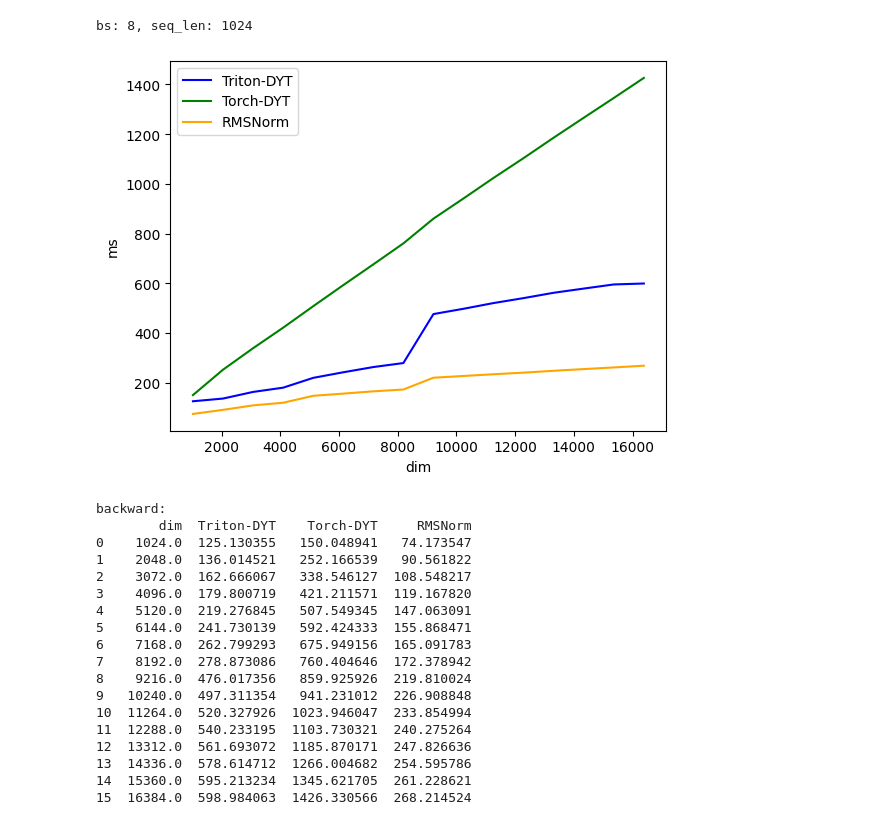
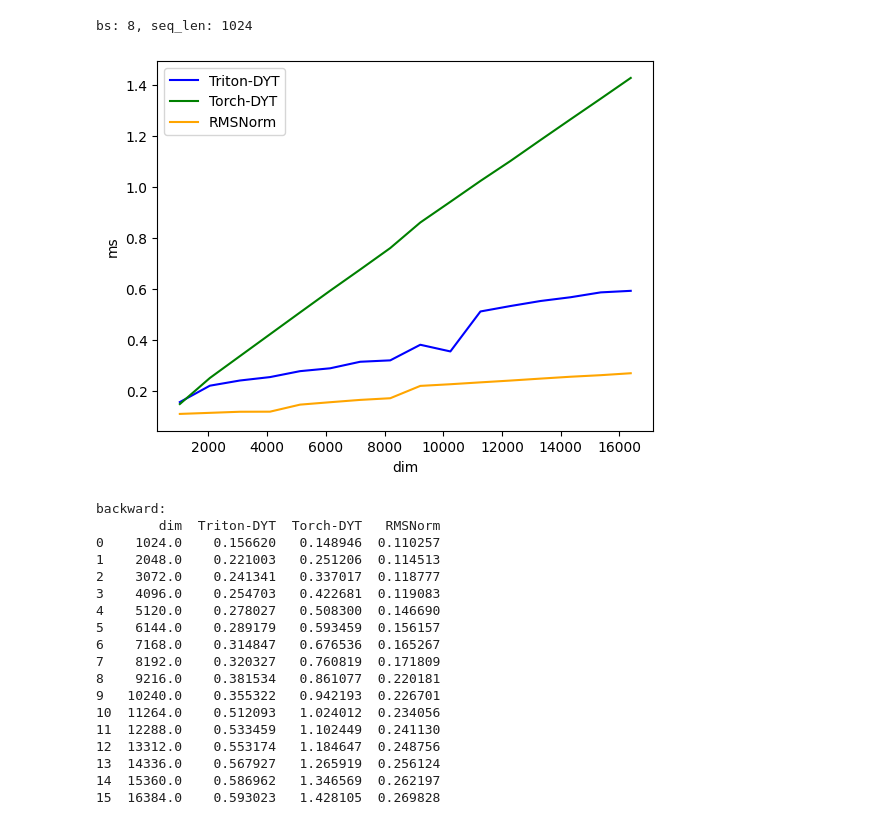
Before and after one commit to mdy666/mdy_triton, a Jupyter notebook: others/dyt/test_dyt.ipynb, the cells around one changed output. Drawn from its saved outputs; the diff is of its cells as text; code cells hidden in the pictures.

```diff
--- a/others/dyt/test_dyt.ipynb
+++ b/others/dyt/test_dyt.ipynb
@@ -10,7 +10,7 @@ from rmsnorm import TritonRMSNorm
 # %%
 dtype = torch.bfloat16
 device = 'cuda'
-bs, seq_len, dim = 1, 2048, 4096
+bs, seq_len, dim = 1, 2048, 9192
 x1 = torch.randn(bs, seq_len, dim, device=device, dtype=dtype)
 x1.requires_grad_(True)
 x2 = deepcopy(x1)
@@ -68,7 +68,7 @@ def benchmark(bs, seq_len, dim, provider):
     if provider == 'RMSNorm':
         norm = TritonRMSNorm(dim).to(device).to(dtype)
         ms = triton.testing.do_bench(lambda: norm(tensor))
-    return ms * 1e3
+    return ms
 print(f'bs: {8}, seq_len: {1024}')
 benchmark.run(show_plots=True, print_data=True)
 # %% [output]
@@ -107,50 +107,50 @@ forward:
         ],  # label name for the lines
         styles=[('blue', '-'), ('green', '-'), ('orange', '-')],  # line styles
         ylabel="ms",  # label name for the y-axis
         plot_name="backward",  # name for the plot. Used also as a file name for saving the plot.
         args={'seq_len': 1024, 'bs': 8}
     ))
 def benchmark(bs, seq_len, dim, provider):
     device = torch.device('cuda')
     dtype = torch.bfloat16
     tensor = torch.randn(bs, seq_len, dim).to(device).to(dtype)
     tensor.requires_grad_(True)
     dy = torch.rand_like(tensor)
     stream = torch.cuda.Stream()
     torch.cuda.set_stream(stream)
     if provider == 'Triton-DYT':
         dyt = DYT(dim).to(device).to(dtype)
         y = dyt(tensor, 'triton')
         ms = triton.testing.do_bench(lambda: y.backward(dy, retain_graph=True), grad_to_none=[tensor])
     if provider == 'Torch-DYT':
         dyt = DYT(dim).to(device).to(dtype)
         y = dyt(tensor, 'torch')
         ms = triton.testing.do_bench(lambda: y.backward(dy, retain_graph=True), grad_to_none=[tensor])
     if provider == 'RMSNorm':
         norm = TritonRMSNorm(dim).to(device).to(dtype)
         y = norm(tensor)
         ms = triton.testing.do_bench(lambda: y.backward(dy, retain_graph=True), grad_to_none=[tensor])
-    return ms * 1e3
+    return ms
 print(f'bs: {8}, seq_len: {1024}')
 benchmark.run(show_plots=True, print_data=True)
 # %% [output]
 bs: 8, seq_len: 1024
-[figure, old version]
+[figure, new version]
 backward:
-        dim  Triton-DYT    Torch-DYT     RMSNorm
-0    1024.0  125.130355   150.048941   74.173547
-1    2048.0  136.014521   252.166539   90.561822
-2    3072.0  162.666067   338.546127  108.548217
-3    4096.0  179.800719   421.211571  119.167820
-4    5120.0  219.276845   507.549345  147.063091
-5    6144.0  241.730139   592.424333  155.868471
-6    7168.0  262.799293   675.949156  165.091783
-7    8192.0  278.873086   760.404646  172.378942
-8    9216.0  476.017356   859.925926  219.810024
-9   10240.0  497.311354   941.231012  226.908848
-10  11264.0  520.327926  1023.946047  233.854994
-11  12288.0  540.233195  1103.730321  240.275264
-12  13312.0  561.693072  1185.870171  247.826636
-13  14336.0  578.614712  1266.004682  254.595786
-14  15360.0  595.213234  1345.621705  261.228621
-15  16384.0  598.984063  1426.330566  268.214524
+        dim  Triton-DYT  Torch-DYT   RMSNorm
+0    1024.0    0.156620   0.148946  0.110257
+1    2048.0    0.221003   0.251206  0.114513
+2    3072.0    0.241341   0.337017  0.118777
+3    4096.0    0.254703   0.422681  0.119083
+4    5120.0    0.278027   0.508300  0.146690
+5    6144.0    0.289179   0.593459  0.156157
+6    7168.0    0.314847   0.676536  0.165267
+7    8192.0    0.320327   0.760819  0.171809
+8    9216.0    0.381534   0.861077  0.220181
+9   10240.0    0.355322   0.942193  0.226701
+10  11264.0    0.512093   1.024012  0.234056
+11  12288.0    0.533459   1.102449  0.241130
+12  13312.0    0.553174   1.184647  0.248756
+13  14336.0    0.567927   1.265919  0.256124
+14  15360.0    0.586962   1.346569  0.262197
+15  16384.0    0.593023   1.428105  0.269828
```
Also changed, not shown: parts of 2 cells of this notebook, 1 other file.
